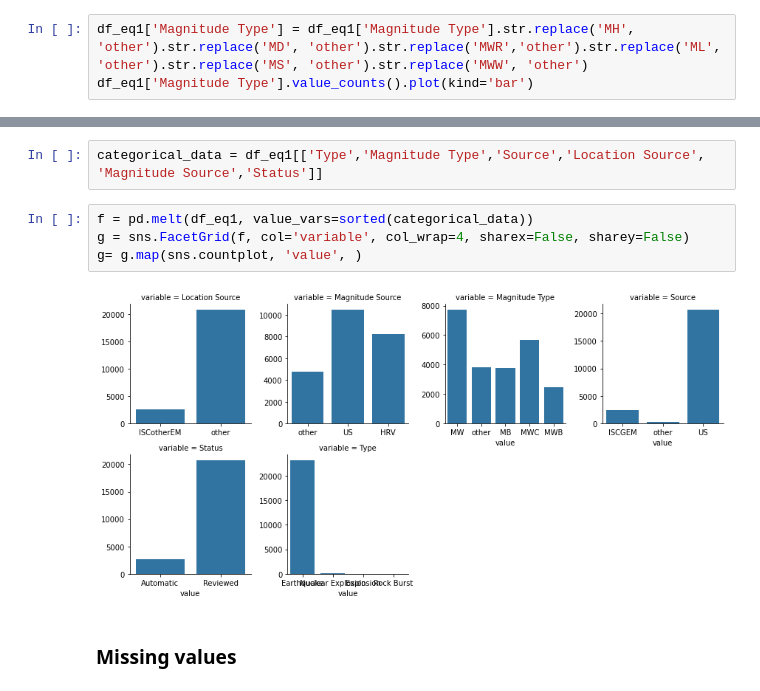
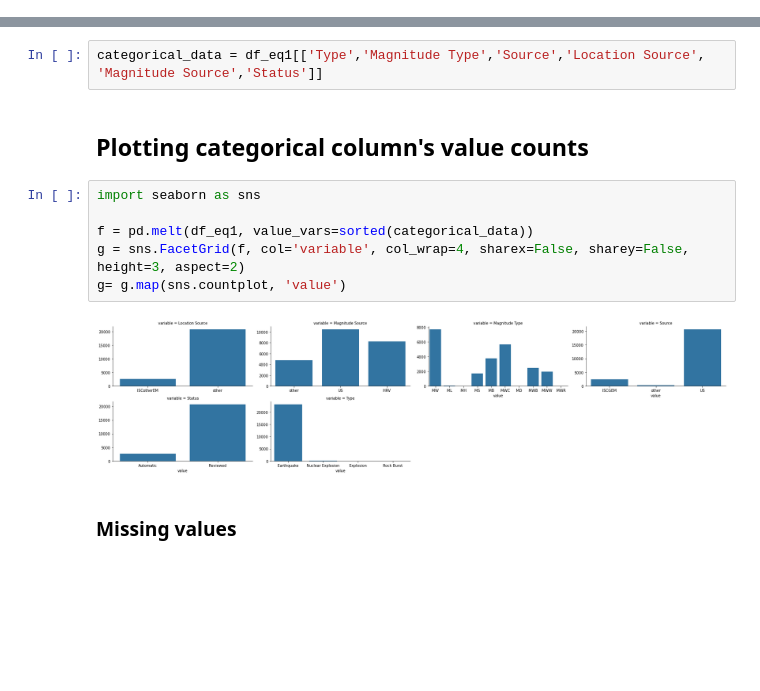
Before and after one commit to sotus30/Earthquakes_Central_America, a Jupyter notebook: Data Exploration 2.ipynb, the cells around one changed output, grey strips where cells are left out. Saved outputs shown, nothing was run; the diff lists cells and outputs as text; blank space fills up the shorter version.

```diff
--- a/Data Exploration 2.ipynb
+++ b/Data Exploration 2.ipynb
@@ -156,6 +125,3 @@ MH        5
 Name: Magnitude Type, dtype: int64
 # %% [markdown]
 <h4> Creating a value called "other" to group values with low counts
-# %%
-df_eq1['Magnitude Type'] = df_eq1['Magnitude Type'].str.replace('MH', 'other').str.replace('MD', 'other').str.replace('MWR','other').str.replace('ML', 'other').str.replace('MS', 'other').str.replace('MWW', 'other')
-df_eq1['Magnitude Type'].value_counts().plot(kind='bar')
@@ -291,11 +234,15 @@ df_eq1['Status'].value_counts().plot(kind="bar")
 # %%
 categorical_data = df_eq1[['Type','Magnitude Type','Source','Location Source', 'Magnitude Source','Status']]
+# %% [markdown]
+<h2> Plotting categorical column's value counts
 # %%
+import seaborn as sns
+
 f = pd.melt(df_eq1, value_vars=sorted(categorical_data))
-g = sns.FacetGrid(f, col='variable', col_wrap=4, sharex=False, sharey=False)
-g= g.map(sns.countplot, 'value', )
+g = sns.FacetGrid(f, col='variable', col_wrap=4, sharex=False, sharey=False, height=3, aspect=2)
+g= g.map(sns.countplot, 'value')
 # %% [output]
-[figure, old version]
+[figure, new version]
 # %% [markdown]
 <h3> Missing values
 # %%
```
Also changed, not shown: parts of 47 cells of this notebook.
